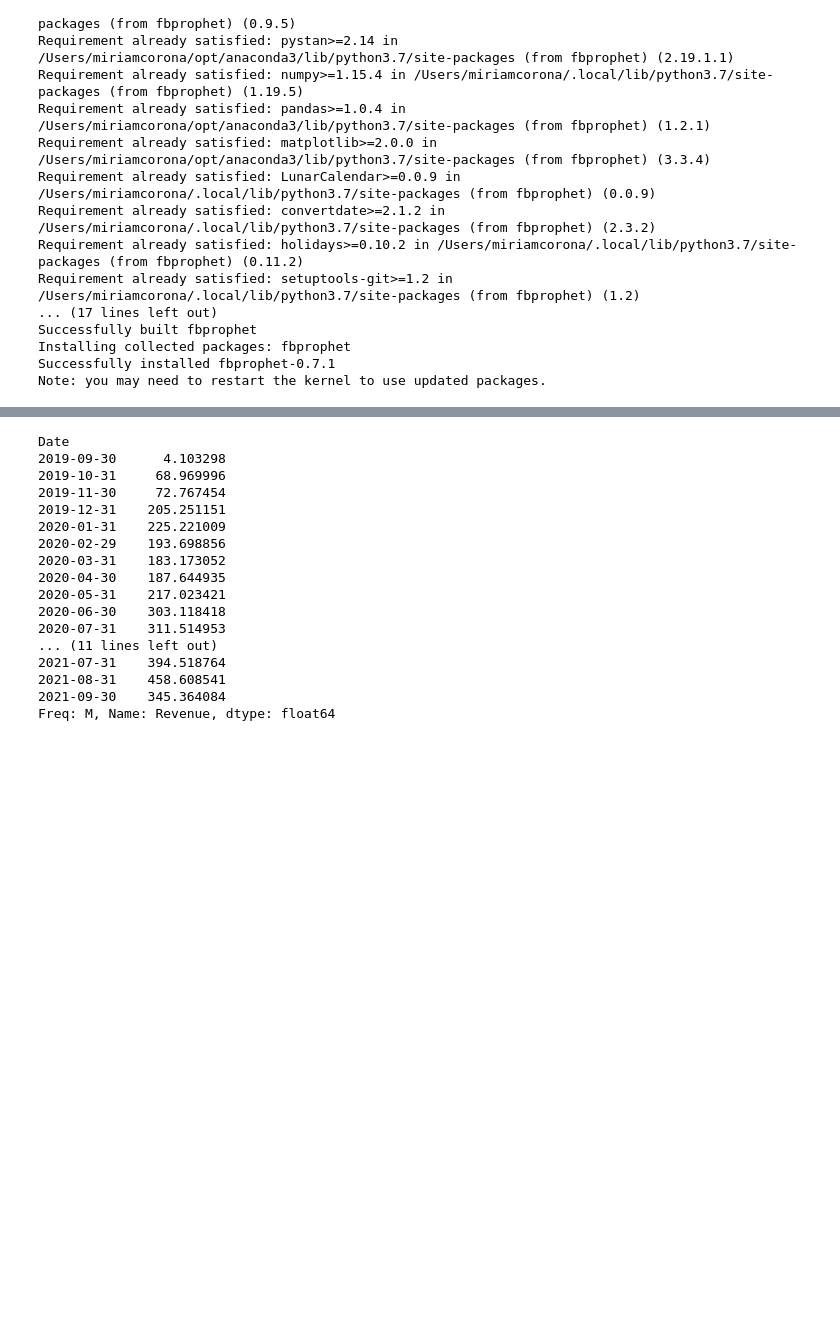
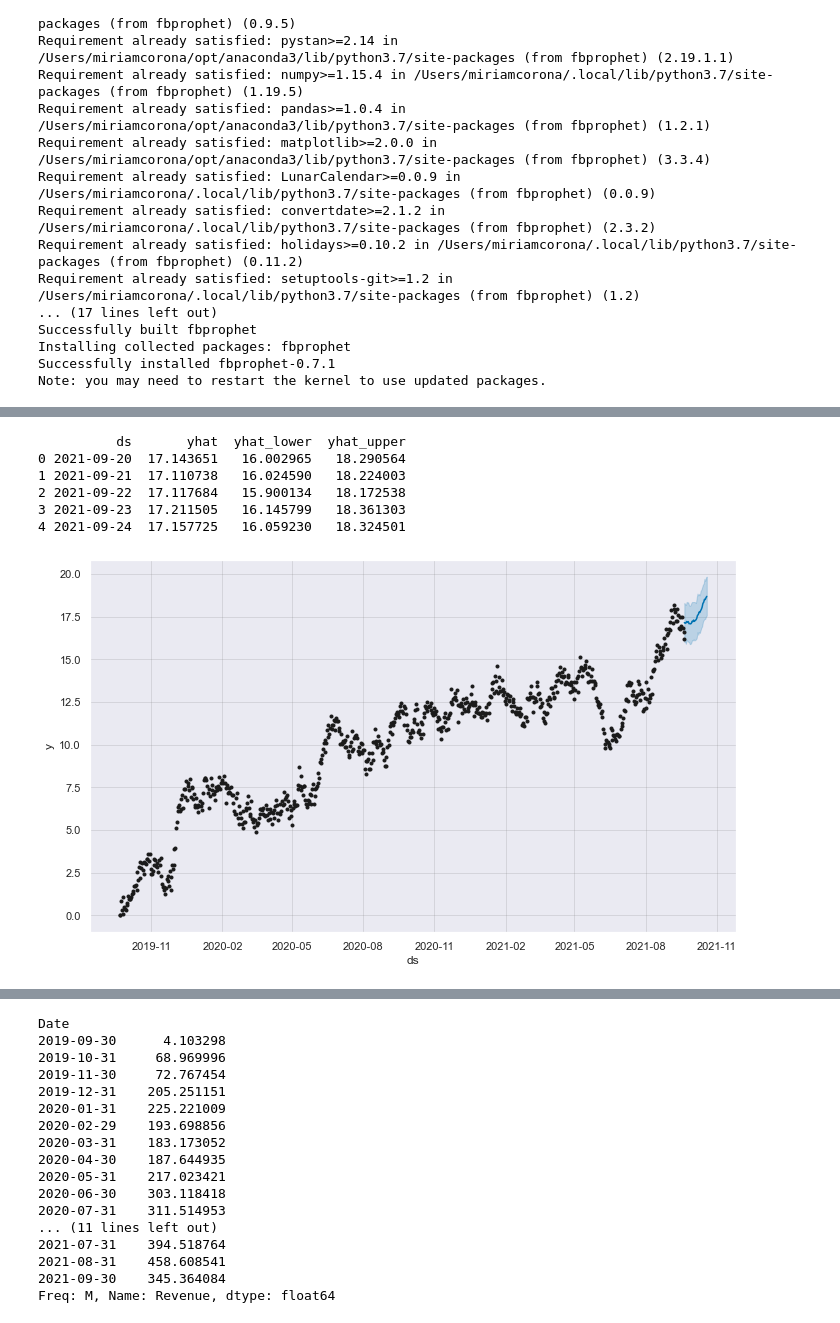
Before and after one commit to jlrosales8/D213_Time_Series_Analysis, a Jupyter notebook: Untitled.ipynb, the cells around one changed output, grey strips where cells are left out. Drawn from its saved outputs; the diff is of its cells as text; code cells hidden in the pictures; blank space fills up the shorter version.

```diff
--- a/Untitled.ipynb
+++ b/Untitled.ipynb
@@ -332,0 +454,2 @@ from fbprophet import Prophet
+# %%
+future_index_7_years = pd.date_range(au_v2.index[-1], freq='D', periods = 30)
@@ -332,0 +482,26 @@ from fbprophet import Prophet
+# %%
+future = pd.DataFrame(future_index_7_years)
+# %%
+future
+future.columns = ['ds']
+future['ds']= to_datetime(future['ds'])
+# %%
+forecast = model.predict(future)
+# %%
+# summarize the forecast
+print(forecast[['ds', 'yhat', 'yhat_lower', 'yhat_upper']].head())
+# %% [output]
+          ds       yhat  yhat_lower  yhat_upper
+0 2021-09-20  17.143651   16.002965   18.290564
+1 2021-09-21  17.110738   16.024590   18.224003
+2 2021-09-22  17.117684   15.900134   18.172538
+3 2021-09-23  17.211505   16.145799   18.361303
+4 2021-09-24  17.157725   16.059230   18.324501
+# %%
+# plot forecast
+from matplotlib import pyplot
+
+ftp = model.plot(forecast)
+pyplot.show()
+# %% [output]
+[figure, added]
```
Also changed, not shown: parts of 41 cells of this notebook, 4 other files.
